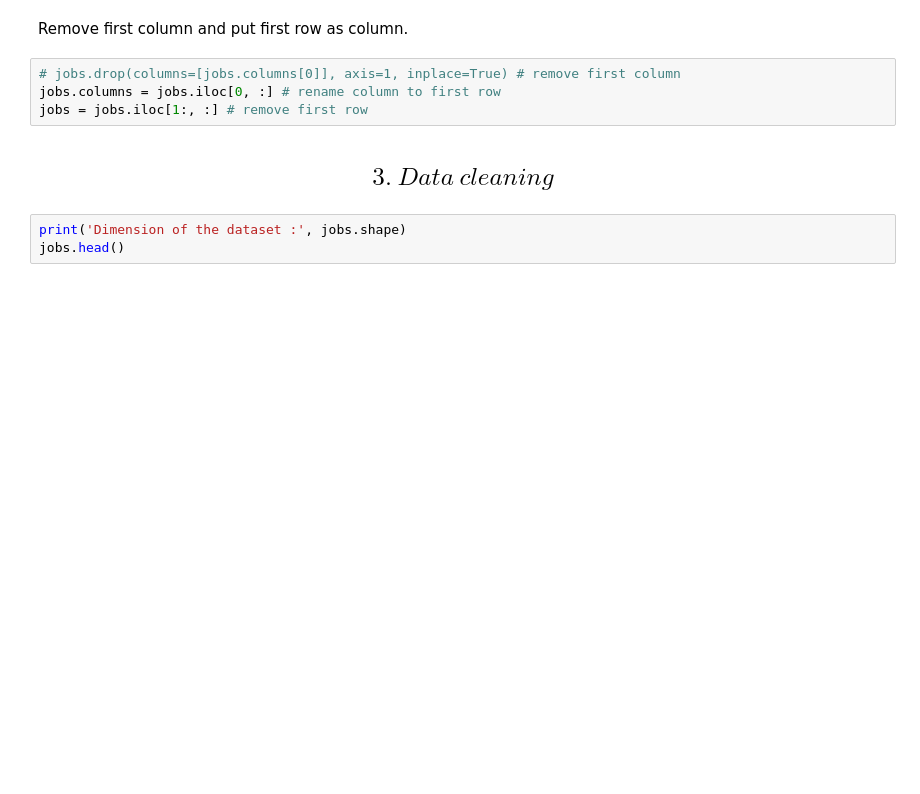
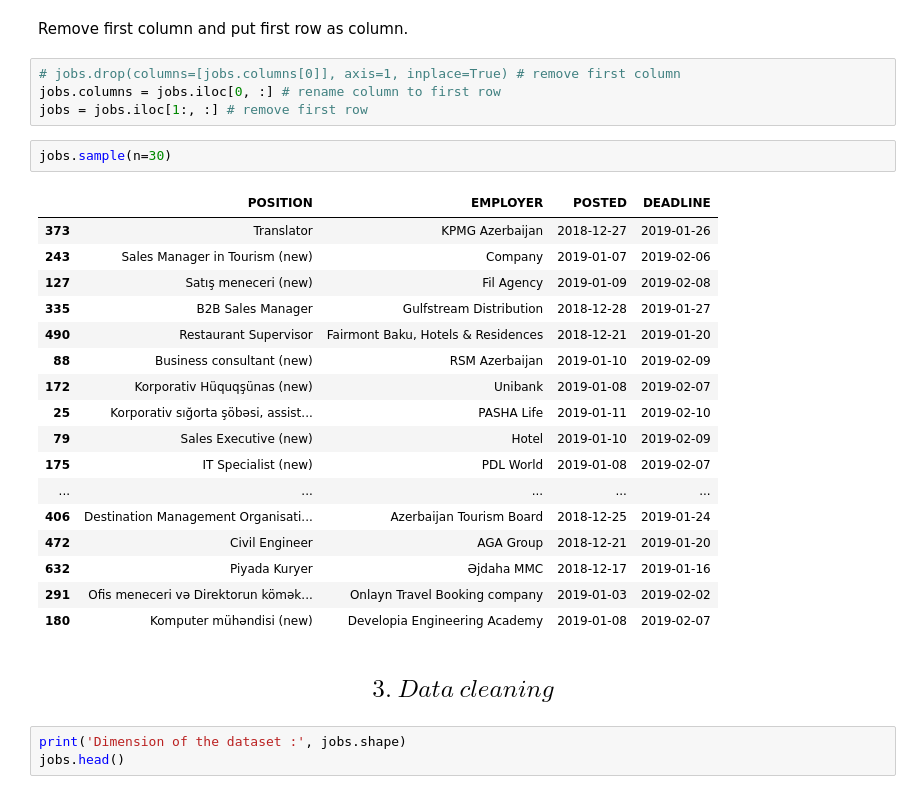
Before and after one commit to datasuccess/Python-Workshop-2019, a Jupyter notebook: Python_Workshop_2019.ipynb, the cells around one changed output. Cells and saved outputs as stored; diff of their text form; blank space fills up the shorter version.

```diff
--- a/Python_Workshop_2019.ipynb
+++ b/Python_Workshop_2019.ipynb
@@ -95,6 +97,26 @@ Remove first column and put first row as column.
 # jobs.drop(columns=[jobs.columns[0]], axis=1, inplace=True) # remove first column
 jobs.columns = jobs.iloc[0, :] # rename column to first row
 jobs = jobs.iloc[1:, :] # remove first row
+# %%
+jobs.sample(n=30)
+# %% [output]
+|  | POSITION | EMPLOYER | POSTED | DEADLINE |
+| 373 | Translator | KPMG Azerbaijan | 2018-12-27 | 2019-01-26 |
+| 243 | Sales Manager in Tourism (new) | Company | 2019-01-07 | 2019-02-06 |
+| 127 | Satış meneceri (new) | Fil Agency | 2019-01-09 | 2019-02-08 |
+| 335 | B2B Sales Manager | Gulfstream Distribution | 2018-12-28 | 2019-01-27 |
+| 490 | Restaurant Supervisor | Fairmont Baku, Hotels & Residences | 2018-12-21 | 2019-01-20 |
+| 88 | Business consultant (new) | RSM Azerbaijan | 2019-01-10 | 2019-02-09 |
+| 172 | Korporativ Hüquqşünas (new) | Unibank | 2019-01-08 | 2019-02-07 |
+| 25 | Korporativ sığorta şöbəsi, assist... | PASHA Life | 2019-01-11 | 2019-02-10 |
+| 79 | Sales Executive (new) | Hotel | 2019-01-10 | 2019-02-09 |
+| 175 | IT Specialist (new) | PDL World | 2019-01-08 | 2019-02-07 |
+| ... | ... | ... | ... | ... |
+| 406 | Destination Management Organisati... | Azerbaijan Tourism Board | 2018-12-25 | 2019-01-24 |
+| 472 | Civil Engineer | AGA Group | 2018-12-21 | 2019-01-20 |
+| 632 | Piyada Kuryer | Əjdaha MMC | 2018-12-17 | 2019-01-16 |
+| 291 | Ofis meneceri və Direktorun kömək... | Onlayn Travel Booking company | 2019-01-03 | 2019-02-02 |
+| 180 | Komputer mühəndisi (new) | Developia Engineering Academy | 2019-01-08 | 2019-02-07 |
 # %% [markdown]
 ## $$3.\ Data\ cleaning$$
 # %%
```
Also changed, not shown: parts of 9 cells of this notebook, 1 other file.
